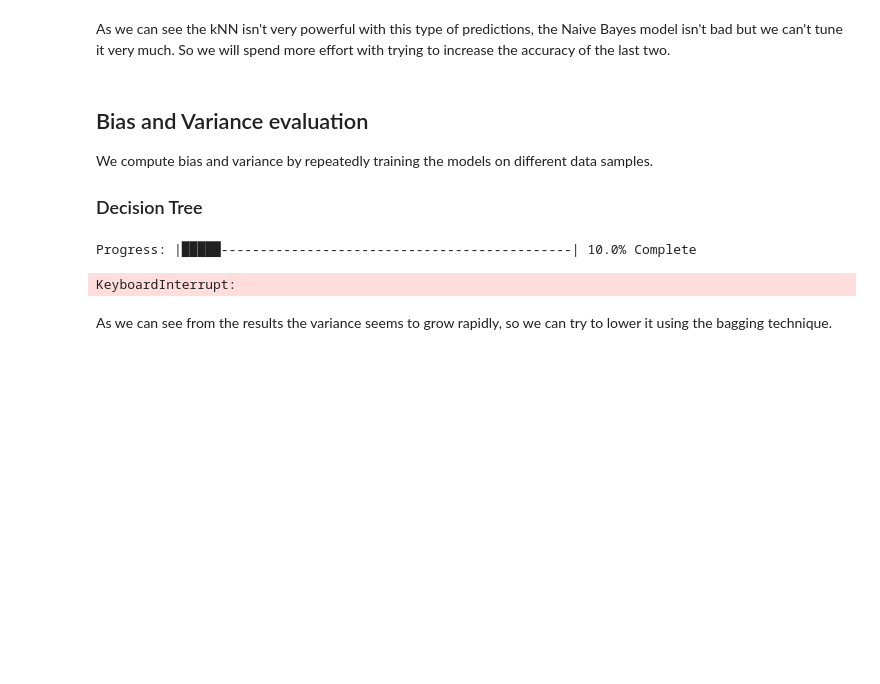
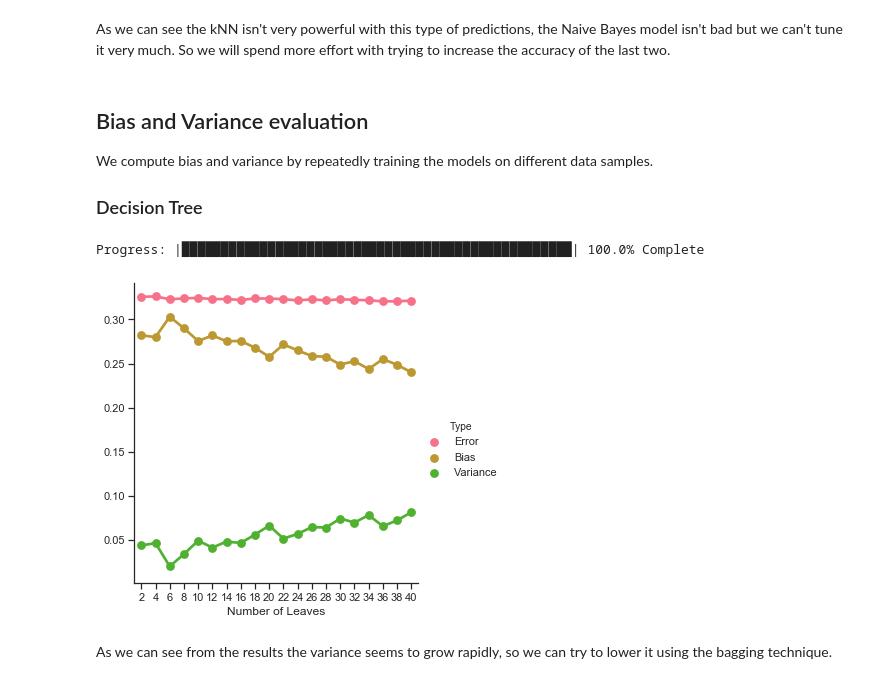
Before and after one commit to enrico-bagattin/tennis-betting, a Jupyter notebook: main.ipynb, the cells around one changed output. Saved outputs shown, nothing was run; the diff lists cells and outputs as text; code cells hidden in the pictures; blank space fills up the shorter version.

```diff
--- a/main.ipynb
+++ b/main.ipynb
@@ -282,15 +276,13 @@ scaled_valid = scaler.transform(X_valid)
 scaled_train_80 = scaler.transform(X_train_80)
 scaled_test = scaler.transform(X_test)
 # %%
-# Warning: kNN is very slow with this dataset
-
 from sklearn import neighbors
 from sklearn.metrics import accuracy_score
 
 accuracies = []
 
 for k in range(1,16):
-    kNN = neighbors.KNeighborsClassifier(n_neighbors=k)
+    kNN = neighbors.KNeighborsClassifier(n_neighbors=k, n_jobs=-1)
     kNN.fit(scaled_train, y_train)
     y_pred = kNN.predict(scaled_valid)
     valid_acc = accuracy_score(y_true=y_valid, y_pred=y_pred)
@@ -380,12 +360,12 @@ from sklearn.metrics import accuracy_score
 
 accuracies = []
 
-for max_leaves in range(5, 101, 5):
-    # train and predict
+for max_leaves in range(2, 41, 2):
+    # Train and predict
     dt = tree.DecisionTreeClassifier(max_leaf_nodes=max_leaves)
     dt.fit(X_train, y_train)
 
-    # compute Accuracy
+    # Compute accuracy
     train_acc = accuracy_score(y_true=y_train, y_pred=dt.predict(X_train))
     valid_acc = accuracy_score(y_true=y_valid, y_pred=dt.predict(X_valid))
     print ("Leaves: {:2d} - Train Accuracy: {:.3f} - Validation Accuracy: {:.3f}".format(
@@ -396,8 +376,6 @@ for max_leaves in range(5, 101, 5):
 best_accuracy, best_max_leaves = max(accuracies)
 print ( "Best Max Leaves", best_max_leaves )
 
-# here we are using both training and validation,
-# to exploit the most data
 dt = tree.DecisionTreeClassifier(max_leaf_nodes=best_max_leaves)
 dt.fit(X_train_80,y_train_80)
 
@@ -436,14 +414,14 @@ from sklearn.metrics import accuracy_score
 accuracies = []
 
 for estimators in range(1, 150, 4):
-    # train a decision tree classifier
-    rf = RandomForestClassifier(n_estimators=estimators)
+    # Train a decision tree classifier
+    rf = RandomForestClassifier(n_estimators=estimators, n_jobs=-1)
     rf.fit(X_train, y_train)
 
-    # compute Accuracy
+    # Compute accuracy
     train_acc = accuracy_score(y_true=y_train, y_pred=rf.predict(X_train))
     valid_acc = accuracy_score(y_true=y_valid, y_pred=rf.predict(X_valid))
-    print ("Number of Trees: {:2d} - Train Accuracy: {:.3f} - Validation Accuracy: {:.3f}".format(
+    print ("Number of Trees: {:3d} - Train Accuracy: {:.3f} - Validation Accuracy: {:.3f}".format(
         estimators,  train_acc, valid_acc) )
 
     accuracies += [ [valid_acc, estimators] ]
@@ -451,9 +429,7 @@ for estimators in range(1, 150, 4):
 best_accuracy, best_estimators = max(accuracies)
 print ( "Best Number of Trees", best_estimators )
 
-# here we are using both training and validation,
-# to exploit the most data
-rf = tree.DecisionTreeClassifier(max_leaf_nodes=best_estimators)
+rf = RandomForestClassifier(n_estimators=best_estimators, n_jobs=-1)
 rf.fit(X_train_80,y_train_80)
 
 # Finally evaluate on test
@@ -529,38 +505,38 @@ import numpy as np
 N_TESTS = 20
 
 stats = pd.DataFrame(columns=['Trees', 'Type', 'Value'])
-printProgressBar(0, 100, prefix='Progress:', suffix='Complete')
+printProgressBar(0, 40, prefix='Progress:', suffix='Complete')
 
-for max_leaves in range(5, 101, 5):
+for max_leaves in range(2, 41, 2):
     y_preds = np.array([])
 
     for i in range(N_TESTS):
         Xs, ys = resample(X,y, n_samples=int(0.67*len(y)) )
 
         dt = DecisionTreeClassifier(max_leaf_nodes=max_leaves)
         dt.fit(Xs,ys)
 
         y_pred = dt.predict(X)
         y_preds = np.column_stack( [y_preds, y_pred] ) if y_preds.size else y_pred
 
     dt_bias     = (y-np.mean(y_preds,axis=1))**2
     dt_variance = np.var(y_preds,axis=1)
     dt_error    = (y_preds - y.reshape(-1,1))**2
 
     stats.loc[len(stats)] = [max_leaves, 'Error', dt_error.mean()]
     stats.loc[len(stats)] = [max_leaves, 'Bias', dt_bias.mean()]
     stats.loc[len(stats)] = [max_leaves, 'Variance', dt_variance.mean()]
 
-    printProgressBar(max_leaves, 100, prefix='Progress:', suffix='Complete')
+    printProgressBar(max_leaves, 40, prefix='Progress:', suffix='Complete')
 
 
 grid = sns.catplot(x='Trees', y='Value', hue='Type', kind='point', data=stats)
 grid.set_axis_labels("Number of Leaves", "")
 
 grid.savefig("generated/bias-variance-DT.png")
 # %% [output]
-Progress: |█████---------------------------------------------| 10.0% Complete
+Progress: |██████████████████████████████████████████████████| 100.0% Complete
-KeyboardInterrupt:
+[figure, added]
 # %% [markdown]
 As we can see from the results the variance seems to grow rapidly, so we can try to lower it using the bagging technique.
 # %%
```
Also changed, not shown: parts of 56 cells of this notebook, 8 other files.
